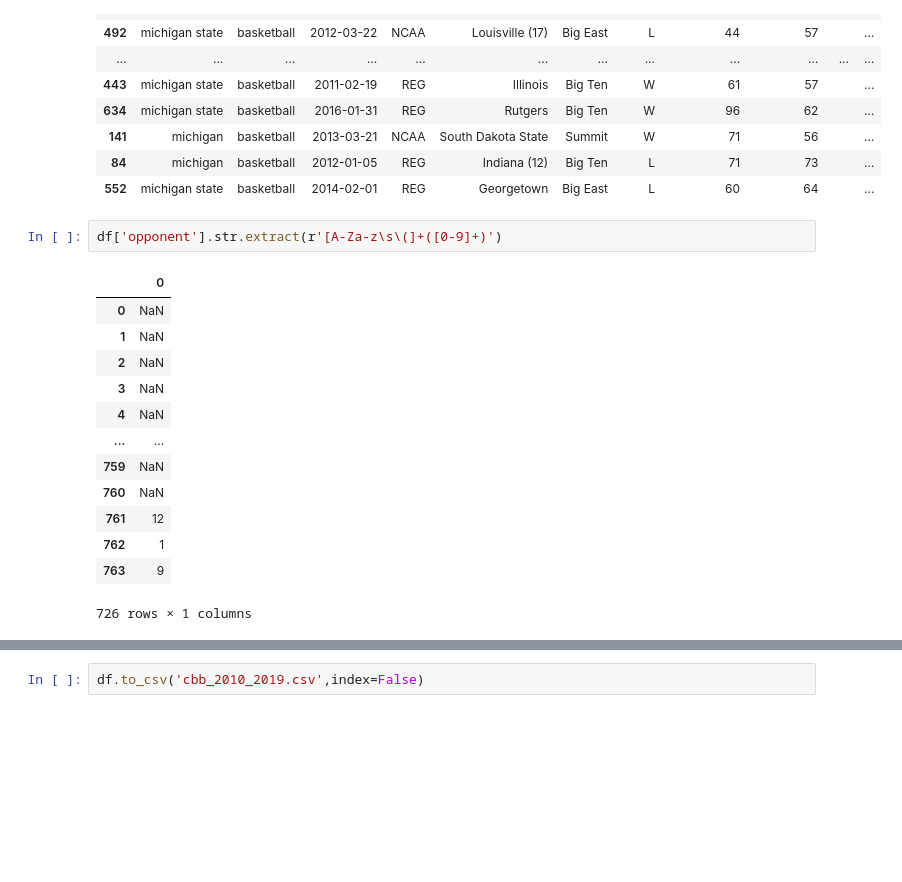
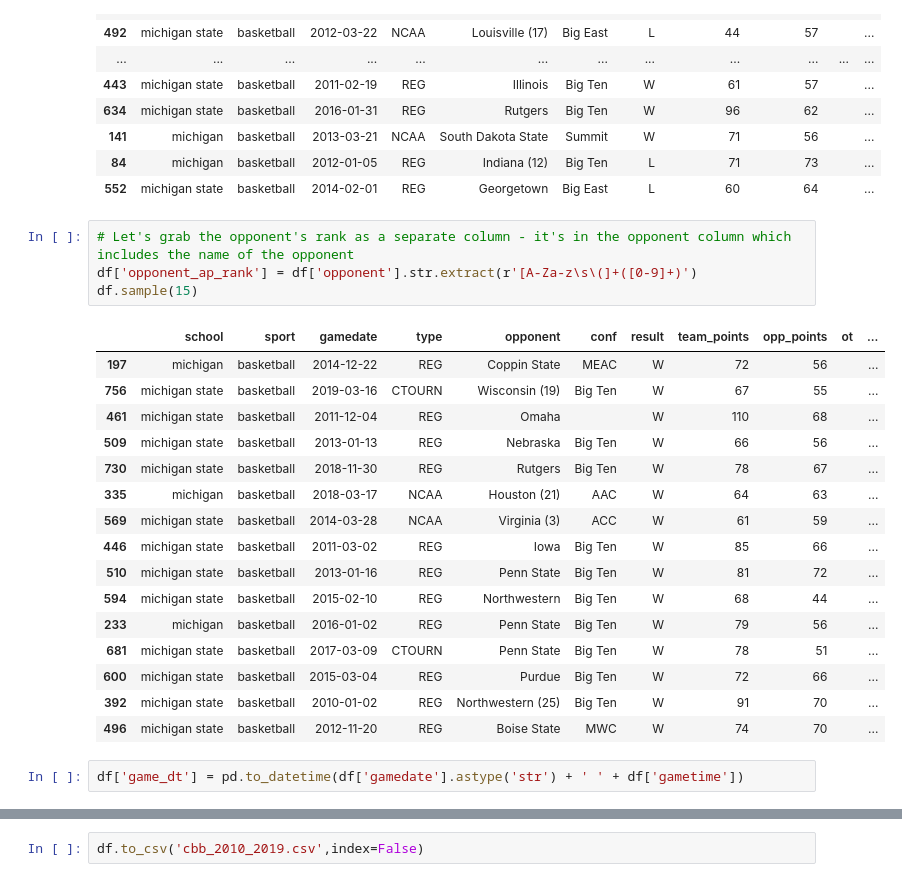
Before and after one commit to djboudia/milestone, a Jupyter notebook: 03_notebooks/College_Basketball.ipynb, the cells around one changed output, grey strips where cells are left out. Drawn from its saved outputs; the diff is of its cells as text; blank space fills up the shorter version.

```diff
--- a/03_notebooks/College_Basketball.ipynb
+++ b/03_notebooks/College_Basketball.ipynb
@@ -196,18 +196,25 @@ df.sample(20)
 | 84 | michigan | basketball | 2012-01-05 | REG | Indiana (12) | Big Ten | L | 71 | 73 |  | ... |
 | 552 | michigan state | basketball | 2014-02-01 | REG | Georgetown | Big East | L | 60 | 64 |  | ... |
 # %%
-df['opponent'].str.extract(r'[A-Za-z\s\(]+([0-9]+)')
+# Let's grab the opponent's rank as a separate column - it's in the opponent column which includes the name of the opponent
+df['opponent_ap_rank'] = df['opponent'].str.extract(r'[A-Za-z\s\(]+([0-9]+)')
+df.sample(15)
 # %% [output]
-|  | 0 |
-| 0 | NaN |
-| 1 | NaN |
-| 2 | NaN |
-| 3 | NaN |
-| 4 | NaN |
-| ... | ... |
-| 759 | NaN |
-| 760 | NaN |
-| 761 | 12 |
-| 762 | 1 |
-| 763 | 9 |
+|  | school | sport | gamedate | type | opponent | conf | result | team_points | opp_points | ot | ... |
+| 197 | michigan | basketball | 2014-12-22 | REG | Coppin State | MEAC | W | 72 | 56 |  | ... |
+| 756 | michigan state | basketball | 2019-03-16 | CTOURN | Wisconsin (19) | Big Ten | W | 67 | 55 |  | ... |
+| 461 | michigan state | basketball | 2011-12-04 | REG | Omaha |  | W | 110 | 68 |  | ... |
+| 509 | michigan state | basketball | 2013-01-13 | REG | Nebraska | Big Ten | W | 66 | 56 |  | ... |
+| 730 | michigan state | basketball | 2018-11-30 | REG | Rutgers | Big Ten | W | 78 | 67 |  | ... |
+| 335 | michigan | basketball | 2018-03-17 | NCAA | Houston (21) | AAC | W | 64 | 63 |  | ... |
+| 569 | michigan state | basketball | 2014-03-28 | NCAA | Virginia (3) | ACC | W | 61 | 59 |  | ... |
+| 446 | michigan state | basketball | 2011-03-02 | REG | Iowa | Big Ten | W | 85 | 66 |  | ... |
+| 510 | michigan state | basketball | 2013-01-16 | REG | Penn State | Big Ten | W | 81 | 72 |  | ... |
+| 594 | michigan state | basketball | 2015-02-10 | REG | Northwestern | Big Ten | W | 68 | 44 |  | ... |
+| 233 | michigan | basketball | 2016-01-02 | REG | Penn State | Big Ten | W | 79 | 56 |  | ... |
+| 681 | michigan state | basketball | 2017-03-09 | CTOURN | Penn State | Big Ten | W | 78 | 51 |  | ... |
+| 600 | michigan state | basketball | 2015-03-04 | REG | Purdue | Big Ten | W | 72 | 66 |  | ... |
+| 392 | michigan state | basketball | 2010-01-02 | REG | Northwestern (25) | Big Ten | W | 91 | 70 |  | ... |
+| 496 | michigan state | basketball | 2012-11-20 | REG | Boise State | MWC | W | 74 | 70 |  | ... |
-726 rows × 1 columns
+# %%
+df['game_dt'] = pd.to_datetime(df['gamedate'].astype('str') + ' ' + df['gametime'])
```
Also changed, not shown: parts of 3 cells of this notebook, 1 other file.
